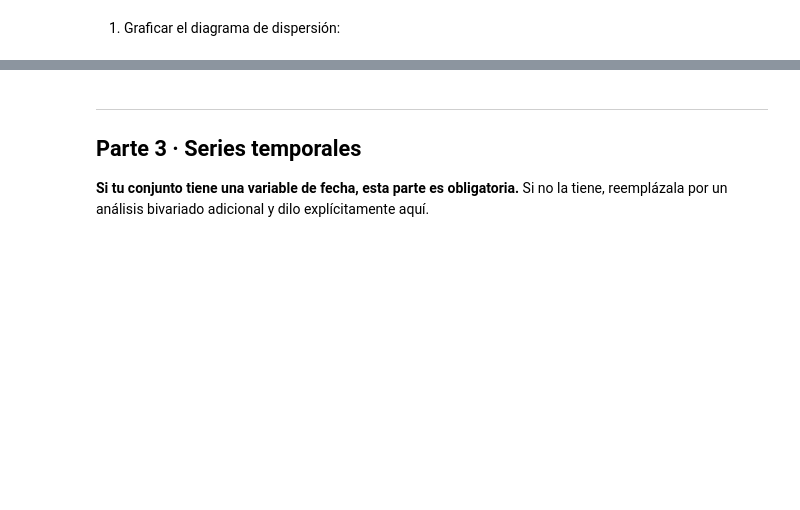
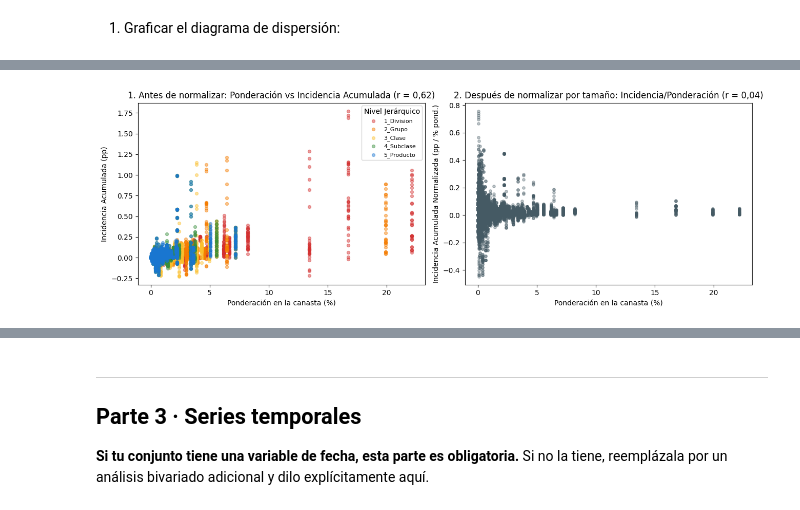
Before and after one commit to frandresst-wq/Proyecto-de-Ciencia-de-Datos, a Jupyter notebook: S3_Entrega2_SOTO_FRANCO.ipynb, the cells around one changed output, grey strips where cells are left out. Saved outputs shown, nothing was run; the diff lists cells and outputs as text; code cells hidden in the pictures; blank space fills up the shorter version.

```diff
--- a/S3_Entrega2_SOTO_FRANCO.ipynb
+++ b/S3_Entrega2_SOTO_FRANCO.ipynb
@@ -699,0 +547,86 @@ Por lo tanto, existe una asociación entre PM2.5 y PM10, pero todavía no es pos
+# %%
+# Filtramos registros con datos completos en las variables analizadas
+d_corr = (
+    df[[
+        'ponderacion',
+        'incidencia_acumulada_pct',
+        'variacion_acumulada_pct',
+        'aporte_relativo_acum_pct',
+        'nivel_jerarquico',
+        'division',
+        'glosa',
+        'mes',
+    ]]
+    .dropna()
+    .copy()
+)
+
+# PASO 2: Normalizar la incidencia acumulada por el "tamaño" (ponderación) de la unidad de análisis
+d_corr['incidencia_normalizada'] = (
+    d_corr['incidencia_acumulada_pct'] / d_corr['ponderacion']
+)
+
+# PASO 1 y 2: Graficar diagrama de dispersión antes y después de normalizar por tamaño
+fig, axes = plt.subplots(1, 2, figsize=(13, 4.5))
+
+colores_niv = [
+    ('1_Division', '#d32f2f'),
+    ('2_Grupo', '#f57c00'),
+    ('3_Clase', '#fbc02d'),
+    ('4_Subclase', '#388e3c'),
+    ('5_Producto', '#1976d2'),
+]
+for niv, col in colores_niv:
+  sub = d_corr[d_corr['nivel_jerarquico'] == niv]
+  axes[0].scatter(
+      sub['ponderacion'],
+      sub['incidencia_acumulada_pct'],
+      alpha=0.45,
+      s=18,
+      label=niv,
+      color=col,
+  )
+
+axes[0].set_title(
+    '1. Antes de normalizar: Ponderación vs Incidencia Acumulada (r = 0,62)'
+)
+axes[0].set_xlabel('Ponderación en la canasta (%)')
+axes[0].set_ylabel('Incidencia Acumulada (pp)')
+axes[0].legend(title='Nivel Jerárquico', fontsize=8)
+
+axes[1].scatter(
+    d_corr['ponderacion'],
+    d_corr['incidencia_normalizada'],
+    alpha=0.35,
+    s=15,
+    color='#455a64',
+)
+axes[1].set_title(
+    '2. Después de normalizar por tamaño: Incidencia/Ponderación (r = 0,04)'
+)
+axes[1].set_xlabel('Ponderación en la canasta (%)')
+axes[1].set_ylabel('Incidencia Acumulada Normalizada (pp / % pond.)')
+
+plt.tight_layout()
+plt.show()
+
+print(
+    'Correlación original (ponderacion vs incidencia_acumulada_pct):',
+    round(d_corr['ponderacion'].corr(d_corr['incidencia_acumulada_pct']), 4),
+)
+print(
+    'Correlación tras normalizar por tamaño (ponderacion vs'
+    ' incidencia_normalizada):',
+    round(d_corr['ponderacion'].corr(d_corr['incidencia_normalizada']), 4),
+)
+print(
+    'Correlación entre incidencia_normalizada y variacion_acumulada_pct:',
+    round(
+        d_corr['incidencia_normalizada'].corr(
+            d_corr['variacion_acumulada_pct']
+        ),
+        4,
+    ),
+)
+# %% [output]
+[figure, added]
```
Also changed, not shown: parts of 21 cells of this notebook.
